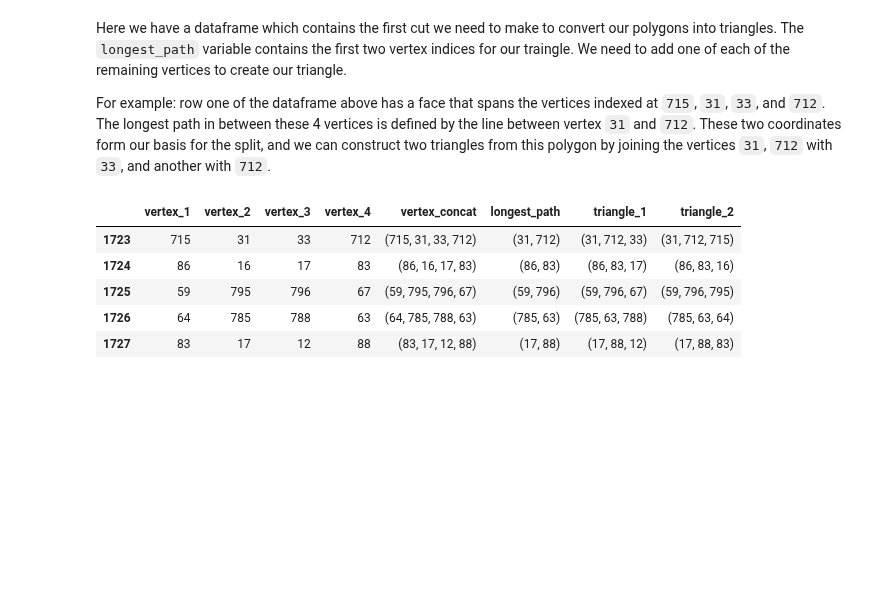
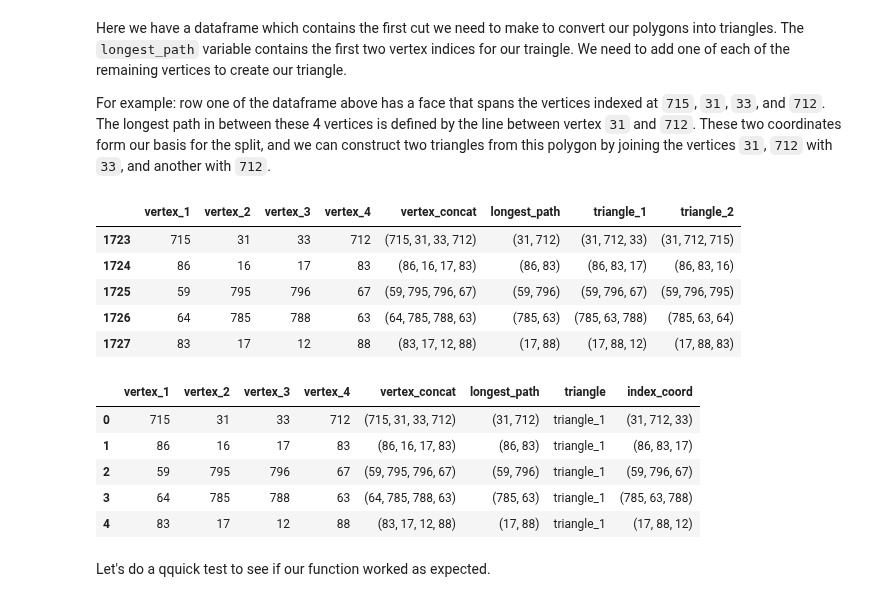
Before and after one commit to suryashch/3d_modelling, a Jupyter notebook: reducing-mesh-density/notebooks/obj-eda.ipynb, the cells around one changed output. Cells and saved outputs as stored; diff of their text form; code cells hidden in the pictures; blank space fills up the shorter version.

Commit message:
melt df into separate triangles

```diff
--- a/reducing-mesh-density/notebooks/obj-eda.ipynb
+++ b/reducing-mesh-density/notebooks/obj-eda.ipynb
@@ -571,3 +571,15 @@ faces_4.head()
 | 1725 | 59 | 795 | 796 | 67 | (59, 795, 796, 67) | (59, 796) | (59, 796, 67) | (59, 796, 795) |
 | 1726 | 64 | 785 | 788 | 63 | (64, 785, 788, 63) | (785, 63) | (785, 63, 788) | (785, 63, 64) |
 | 1727 | 83 | 17 | 12 | 88 | (83, 17, 12, 88) | (17, 88) | (17, 88, 12) | (17, 88, 83) |
+# %%
+faces_4_convert = faces_4.melt(id_vars=['vertex_1', 'vertex_2','vertex_3','vertex_4', 'vertex_concat', 'longest_path'], var_name='triangle', value_name='index_coord')
+faces_4_convert.head()
+# %% [output]
+|  | vertex_1 | vertex_2 | vertex_3 | vertex_4 | vertex_concat | longest_path | triangle | index_coord |
+| 0 | 715 | 31 | 33 | 712 | (715, 31, 33, 712) | (31, 712) | triangle_1 | (31, 712, 33) |
+| 1 | 86 | 16 | 17 | 83 | (86, 16, 17, 83) | (86, 83) | triangle_1 | (86, 83, 17) |
+| 2 | 59 | 795 | 796 | 67 | (59, 795, 796, 67) | (59, 796) | triangle_1 | (59, 796, 67) |
+| 3 | 64 | 785 | 788 | 63 | (64, 785, 788, 63) | (785, 63) | triangle_1 | (785, 63, 788) |
+| 4 | 83 | 17 | 12 | 88 | (83, 17, 12, 88) | (17, 88) | triangle_1 | (17, 88, 12) |
+# %% [markdown]
+Let's do a qquick test to see if our function worked as expected.
```
